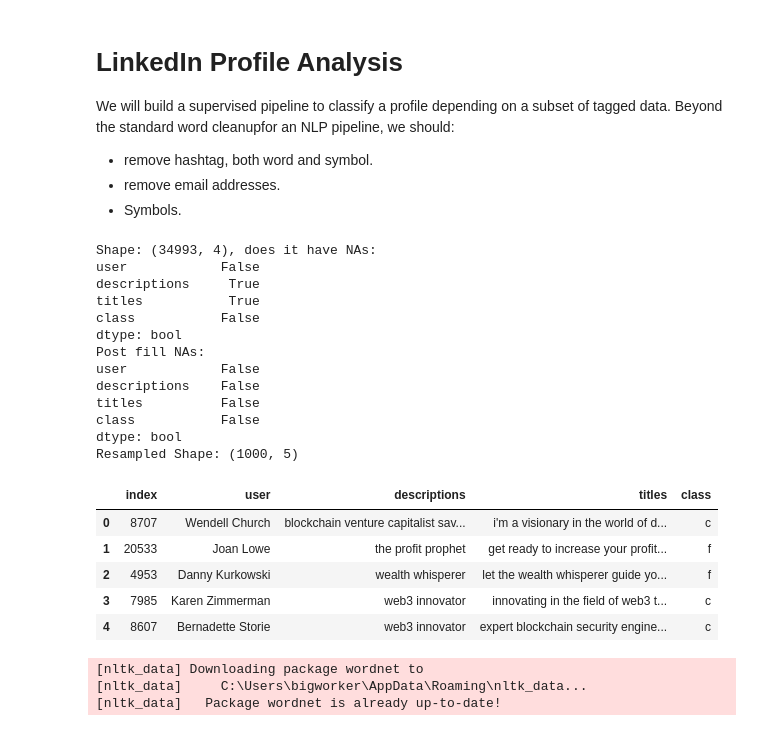
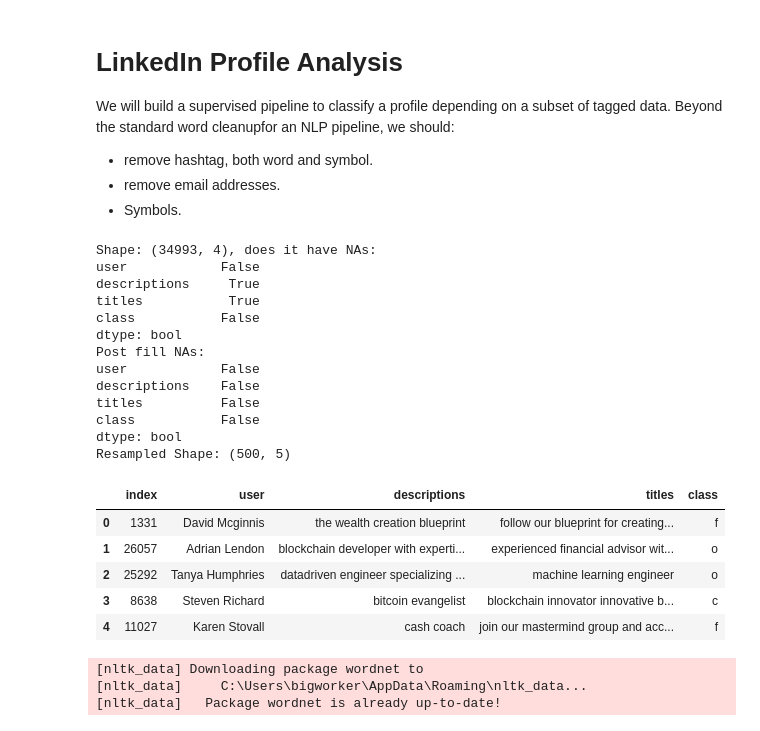
Before and after one commit to adamd1985/AugmentedLinkedInFun, a Jupyter notebook: notebooks/profilesAnalysis.ipynb, the cells around one changed output. Cells and saved outputs as stored; diff of their text form; code cells hidden in the pictures.

```diff
--- a/notebooks/profilesAnalysis.ipynb
+++ b/notebooks/profilesAnalysis.ipynb
@@ -16,40 +16,40 @@ tqdm.pandas()
 # %%
 DATA = "./anonLinkedInProfiles.csv"
 data = pd.concat([chunk for chunk in tqdm(pd.read_csv(DATA, chunksize=1000), desc=f'Loadin {DATA}')])
 print(f'Shape: {data.shape}, does it have NAs:\n{data.isna().any()}')
 
 data = data.dropna()
 data = data.drop(data[(data['descriptions'] == '') | (data['titles'] == '')].index)
 
 print(f'Post fill NAs:\n{data.isna().any()}')
 data['class'] = data['class'].apply(lambda x: x.lower())
 
 # For this exercise, keep it small.
-data = data.sample(1000)
+data = data.sample(500)
 data = data.reset_index() # Reset index, since we will do operations on it!
 print(f'Resampled Shape: {data.shape}')
 
 data.head()
 # %% [output]
 Shape: (34993, 4), does it have NAs:
 user            False
 descriptions     True
 titles           True
 class           False
 dtype: bool
 Post fill NAs:
 user            False
 descriptions    False
 titles          False
 class           False
 dtype: bool
-Resampled Shape: (1000, 5)
+Resampled Shape: (500, 5)
 |  | index | user | descriptions | titles | class |
-| 0 | 8707 | Wendell Church | blockchain venture capitalist sav... | i'm a visionary in the world of d... | c |
-| 1 | 20533 | Joan Lowe | the profit prophet | get ready to increase your profit... | f |
-| 2 | 4953 | Danny Kurkowski | wealth whisperer | let the wealth whisperer guide yo... | f |
-| 3 | 7985 | Karen Zimmerman | web3 innovator | innovating in the field of web3 t... | c |
-| 4 | 8607 | Bernadette Storie | web3 innovator | expert blockchain security engine... | c |
+| 0 | 1331 | David Mcginnis | the wealth creation blueprint | follow our blueprint for creating... | f |
+| 1 | 26057 | Adrian Lendon | blockchain developer with experti... | experienced financial advisor wit... | o |
+| 2 | 25292 | Tanya Humphries | datadriven engineer specializing ... | machine learning engineer | o |
+| 3 | 8638 | Steven Richard | bitcoin evangelist | blockchain innovator innovative b... | c |
+| 4 | 11027 | Karen Stovall | cash coach | join our mastermind group and acc... | f |
 # %%
 import string
 import pandas as pd
```
Also changed, not shown: parts of 9 cells of this notebook, 5 other files.
